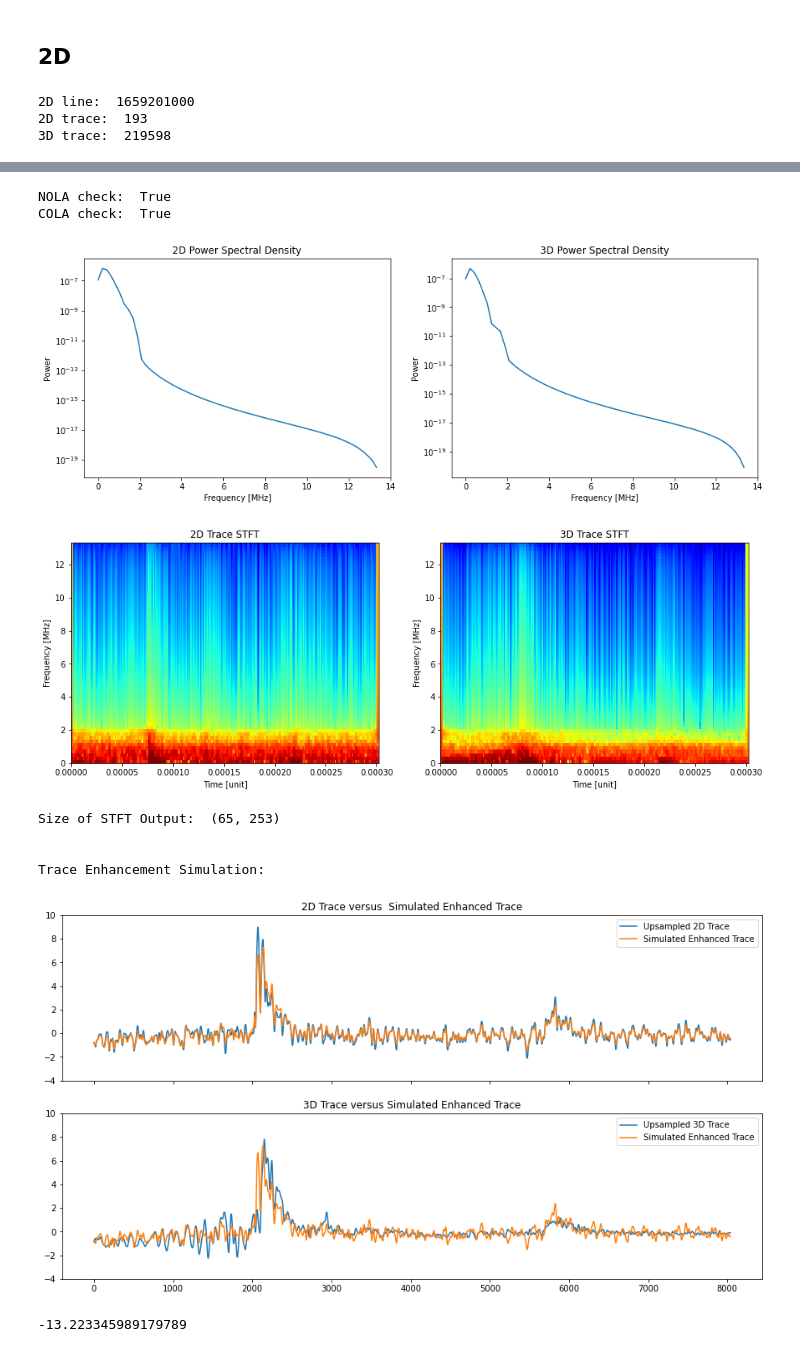
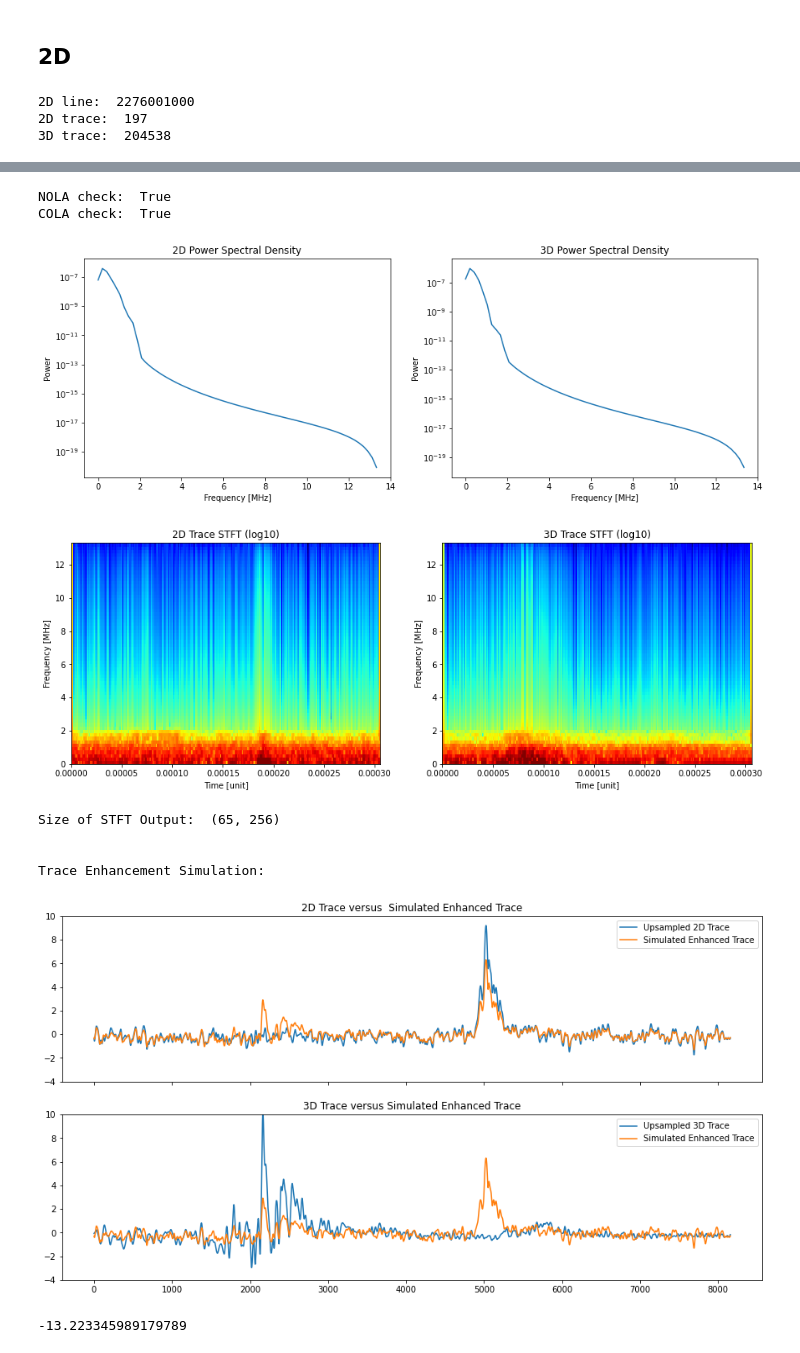
Before and after one commit to astroChance/RadNET, a Jupyter notebook: MPnet_workbook.ipynb, the cells around one changed output, grey strips where cells are left out. Drawn from its saved outputs; the diff is of its cells as text; code cells hidden in the pictures.

```diff
--- a/MPnet_workbook.ipynb
+++ b/MPnet_workbook.ipynb
@@ -446,8 +446,8 @@ shading = 'flat'
 # (256, 128) -->  [30:-35]  --> Output: 129, 64
 # (128, 96) --> [30:-20] --> Output:  65, 256
 
-standardized_2D_trace = standardized_2D_trace[30:-35]
-standardized_3D_trace = standardized_3D_trace[30:-35]
+standardized_2D_trace = standardized_2D_trace[30:-20]
+standardized_3D_trace = standardized_3D_trace[30:-20]
 
 #######
 ### Create sinc-upsampled traces to feed into STFT
@@ -585,6 +585,6 @@ else:   # using `spectrogram` function instead of STFT
   # plt.ylim(0, (max(f2D) / 8))
   plt.show()
 # %% [output]
-2D line:  1659201000
-2D trace:  193
-3D trace:  219598
+2D line:  2276001000
+2D trace:  197
+3D trace:  204538
@@ -592,12 +592,12 @@ else:   # using `spectrogram` function instead of STFT
 NOLA check:  True
 COLA check:  True
-[figure, old version]
+[figure, new version]
-[figure, old version]
+[figure, new version]
-Size of STFT Output:  (65, 253)
+Size of STFT Output:  (65, 256)
 
 
 Trace Enhancement Simulation:
-[figure, old version]
+[figure, new version]
 # %%
 # print(Zxx2D.real[30,:])
 # # print(len(f2D))
```
Also changed, not shown: parts of 3 cells of this notebook.
